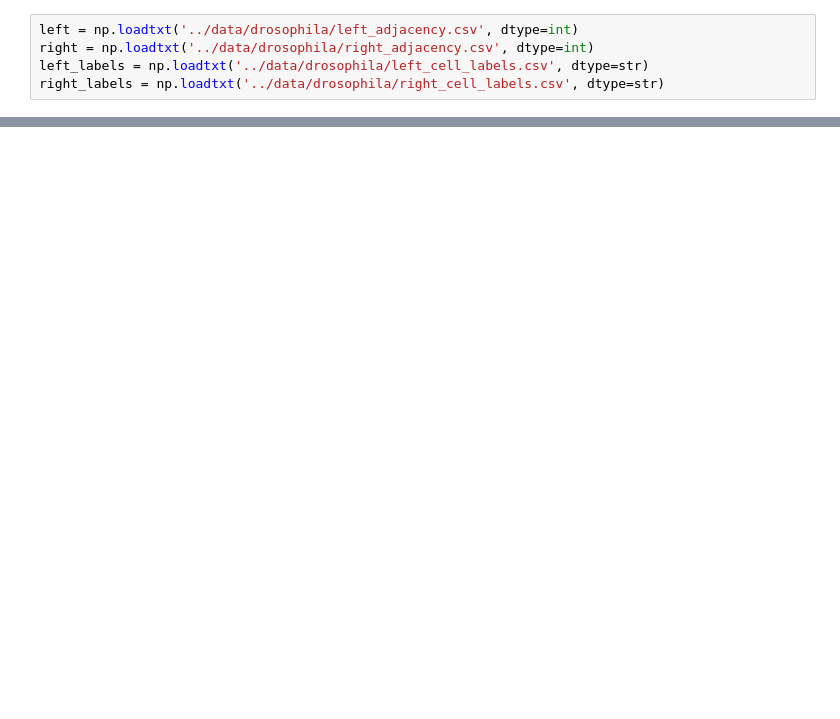
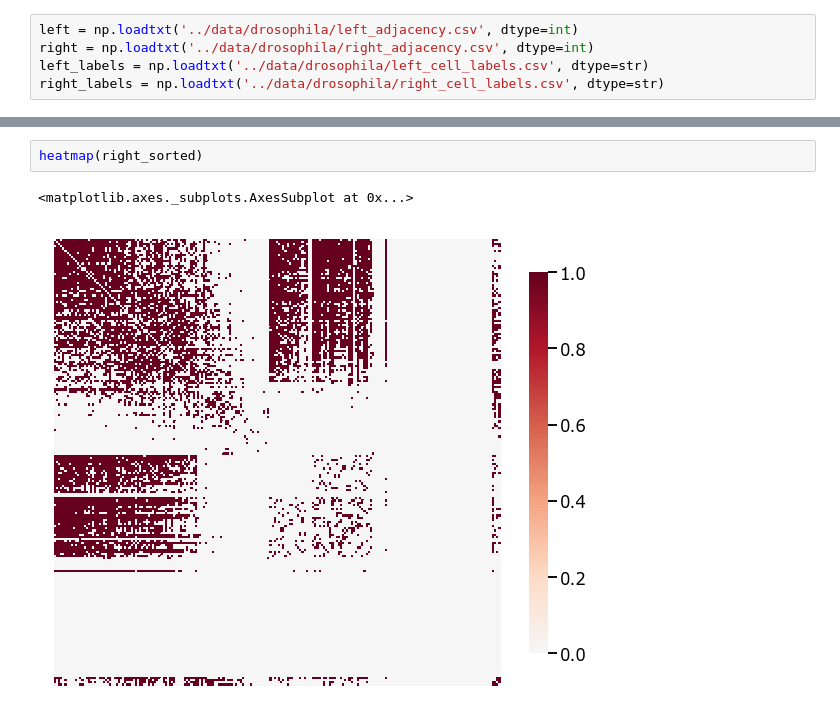
Before and after one commit to junhaobearxiong/graph_independence_test, a Jupyter notebook: notebooks/2019-04-11_real_data_drosophila.ipynb, the cells around one changed output, grey strips where cells are left out. Drawn from its saved outputs; the diff is of its cells as text; blank space fills up the shorter version.

```diff
--- a/notebooks/2019-04-11_real_data_drosophila.ipynb
+++ b/notebooks/2019-04-11_real_data_drosophila.ipynb
@@ -81,0 +47,5 @@ gap_male = np.where(gap_male > 0, 1, 0).astype(float)
+# %%
+heatmap(right_sorted)
+# %% [output]
+<matplotlib.axes._subplots.AxesSubplot at 0x...>
+[figure, added]
```
Also changed, not shown: parts of 23 cells of this notebook, 1 other file.
